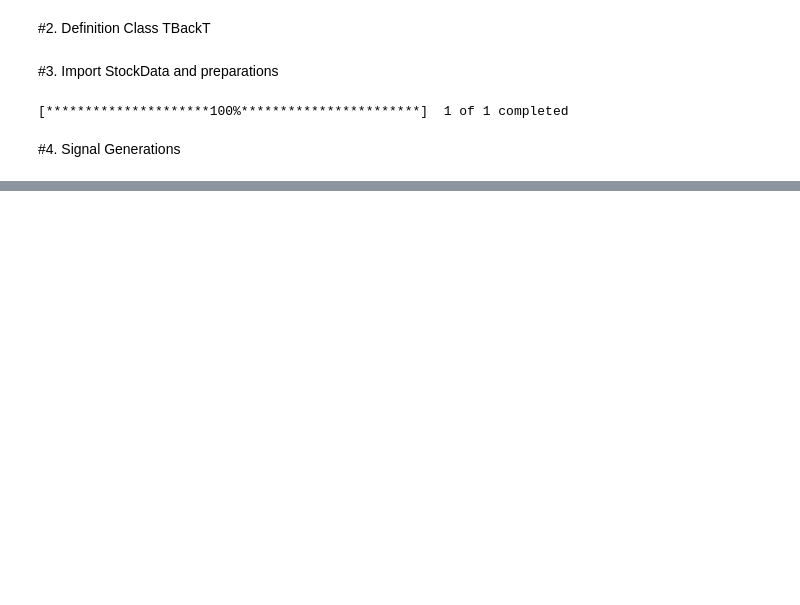
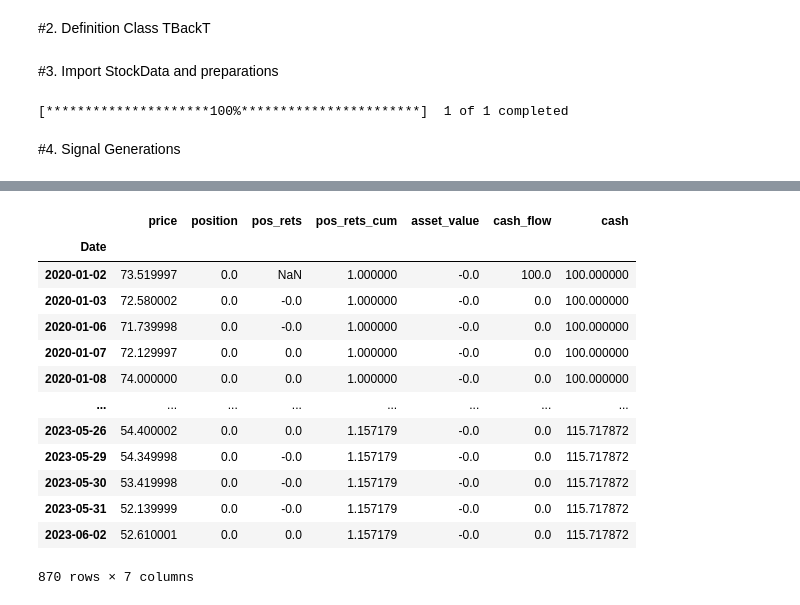
Before and after one commit to tluxxx/General_Test, a Jupyter notebook: TBackT_Draft_Version_0_2_b.ipynb, the cells around one changed output, grey strips where cells are left out. Cells and saved outputs as stored; diff of their text form; code cells hidden in the pictures; blank space fills up the shorter version.

```diff
--- a/TBackT_Draft_Version_0_2_b.ipynb
+++ b/TBackT_Draft_Version_0_2_b.ipynb
@@ -220,17 +203,0 @@ fig.update_layout(title=' Total equity', xaxis_title="Date", yaxis_title='Total
-# %%
-init_cash = 100
-signal_pattern = short_sig.astype(int).astype(str) + cover_sig.astype(int).astype(str)
-signal_action = {'00':np.nan, '10':-1, '01':1, '11':0}                    # 00 -> do nothing, 10 --> sell short, 01 --> cover (= go flat), 11 --> confusion, go flat
-position = ((signal_pattern.map(signal_action).ffill().fillna(0)-1)/2).replace(-0.5, 0)
-
-pos_rets = position.shift(1)*price_data.Close.pct_change()  # if 0-->1 this happens at close, so no return this day, however if 1-->0 this days sees an retun!
-asset_value_helper = -init_cash * np.where(position == -1, (1 + pos_rets).cumprod().fillna(1), 0) # value of asset by end of the day
-asset_value = pd.Series(data=asset_value_helper, index=position.index)
-
-cf = - np.where(position.diff() == -1, -asset_value.diff(), np.nan)
-cf = np.where(position.diff() == 1, (1 + pos_rets).cumprod().fillna(1)* init_cash, cf)
-cf[0] = 100   #init cash !!!
-cash_flow = pd.Series(cf, index=position.index).fillna(0)
-cash = cash_flow.cumsum()
-
-total_equity = cash - asset_value
@@ -276,2 +216,20 @@ trade.position_plot()
 # %%
-price.to_excel('/content/gdrive/My Drive/Colab Notebooks/Backtest Basics//TBackT/TBackT Draft 0 Basis Functions/Results TBackT_Long_Only_StockData.xlsx')
+data ={'price':price_data.Close, 'position':position, 'pos_rets': pos_rets, 'pos_rets_cum':(1 + pos_rets).cumprod().fillna(1), 'asset_value':asset_value,'cash_flow':cash_flow, 'cash':cash}
+df = pd.DataFrame(data, index=position.index)
+df.to_excel('/content/gdrive/My Drive/Colab Notebooks/Backtest Basics/TBackT/TBackT Draft 0 Basis Functions/Checking_TBackT_02b_2.xlsx')
+df
+# %% [output]
+|  | price | position | pos_rets | pos_rets_cum | asset_value | cash_flow | cash |
+| Date |  |  |  |  |  |  |  |
+| 2020-01-02 | 73.519997 | 0.0 | NaN | 1.000000 | -0.0 | 100.0 | 100.000000 |
+| 2020-01-03 | 72.580002 | 0.0 | -0.0 | 1.000000 | -0.0 | 0.0 | 100.000000 |
+| 2020-01-06 | 71.739998 | 0.0 | -0.0 | 1.000000 | -0.0 | 0.0 | 100.000000 |
+| 2020-01-07 | 72.129997 | 0.0 | 0.0 | 1.000000 | -0.0 | 0.0 | 100.000000 |
+| 2020-01-08 | 74.000000 | 0.0 | 0.0 | 1.000000 | -0.0 | 0.0 | 100.000000 |
+| ... | ... | ... | ... | ... | ... | ... | ... |
+| 2023-05-26 | 54.400002 | 0.0 | 0.0 | 1.157179 | -0.0 | 0.0 | 115.717872 |
+| 2023-05-29 | 54.349998 | 0.0 | -0.0 | 1.157179 | -0.0 | 0.0 | 115.717872 |
+| 2023-05-30 | 53.419998 | 0.0 | -0.0 | 1.157179 | -0.0 | 0.0 | 115.717872 |
+| 2023-05-31 | 52.139999 | 0.0 | -0.0 | 1.157179 | -0.0 | 0.0 | 115.717872 |
+| 2023-06-02 | 52.610001 | 0.0 | 0.0 | 1.157179 | -0.0 | 0.0 | 115.717872 |
+870 rows × 7 columns
```
Also changed, not shown: parts of 10 cells of this notebook.
